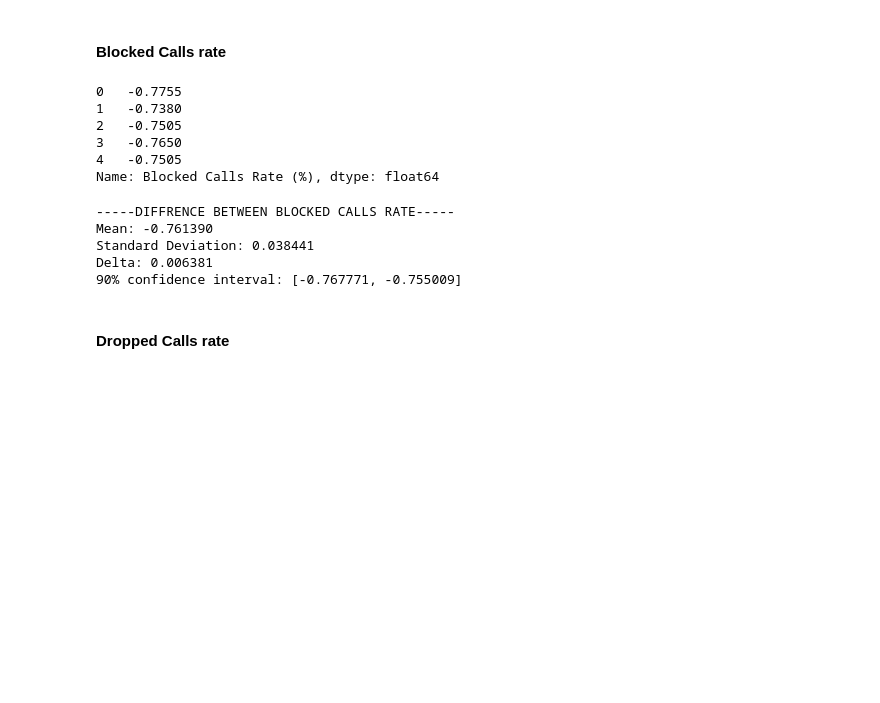
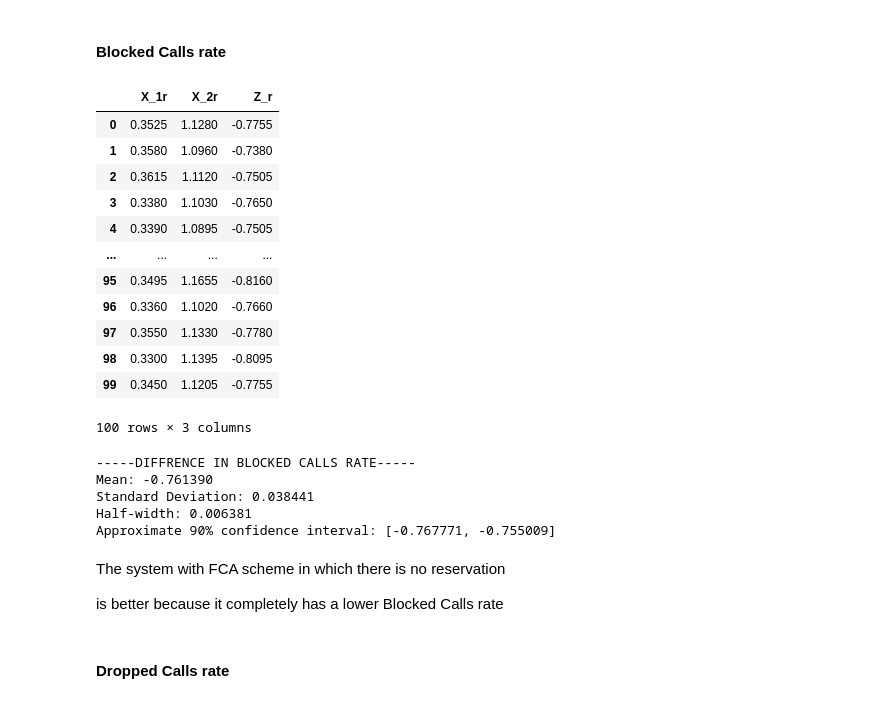
Before and after one commit to tkhang1999/CZ4015-Call-Me-Maybe, a Jupyter notebook: analysis/Output Analysis.ipynb, the cells around one changed output. Drawn from its saved outputs; the diff is of its cells as text; code cells hidden in the pictures; blank space fills up the shorter version.

```diff
--- a/analysis/Output Analysis.ipynb
+++ b/analysis/Output Analysis.ipynb
@@ -184,16 +180,27 @@ Delta: 0.002592
 # %% [markdown]
 #### Blocked Calls rate
 # %%
-# Subtract the Blocked Calls rate between 2 schemes
+# Calculate the difference in Blocked Calls rate between 2 schemes
 Z_r_blocked_rate = blocked_rate_no_reservation - blocked_rate_handover_reservation
-Z_r_blocked_rate.head()
+data_blocked_rate = {"X_1r": blocked_rate_no_reservation,
+                     "X_2r": blocked_rate_handover_reservation,
+                     "Z_r": Z_r_blocked_rate}
+df_blocked_rate = pd.DataFrame(data_blocked_rate)
+df_blocked_rate
 # %% [output]
+|  | X_1r | X_2r | Z_r |
+| 0 | 0.3525 | 1.1280 | -0.7755 |
+| 1 | 0.3580 | 1.0960 | -0.7380 |
+| 2 | 0.3615 | 1.1120 | -0.7505 |
+| 3 | 0.3380 | 1.1030 | -0.7650 |
+| 4 | 0.3390 | 1.0895 | -0.7505 |
+| ... | ... | ... | ... |
+| 95 | 0.3495 | 1.1655 | -0.8160 |
+| 96 | 0.3360 | 1.1020 | -0.7660 |
+| 97 | 0.3550 | 1.1330 | -0.7780 |
+| 98 | 0.3300 | 1.1395 | -0.8095 |
+| 99 | 0.3450 | 1.1205 | -0.7755 |
-0   -0.7755
-1   -0.7380
-2   -0.7505
-3   -0.7650
-4   -0.7505
-Name: Blocked Calls Rate (%), dtype: float64
+100 rows × 3 columns
 # %%
 # Calculate the mean and standard deviation
 mean5 = Z_r_blocked_rate.mean()
@@ -203,18 +210,21 @@ t = 1.66
 n = 100
 delta5 = t*std5/(math.sqrt(n))
 
-print("-----DIFFRENCE BETWEEN BLOCKED CALLS RATE-----")
+print("-----DIFFRENCE IN BLOCKED CALLS RATE-----")
 print("Mean: {:f}".format(mean5))
 print("Standard Deviation: {:f}".format(std5))
-print("Delta: {:f}".format(delta5))
-print("90% confidence interval: [{:f}, {:f}]" \
-      .format(mean5 -delta5, mean5 + delta5))
+print("Half-width: {:f}".format(delta5))
+print("Approximate 90% confidence interval: [{:f}, {:f}]".format(mean5 -delta5, mean5 + delta5))
 # %% [output]
------DIFFRENCE BETWEEN BLOCKED CALLS RATE-----
+-----DIFFRENCE IN BLOCKED CALLS RATE-----
 Mean: -0.761390
 Standard Deviation: 0.038441
-Delta: 0.006381
-90% confidence interval: [-0.767771, -0.755009]
+Half-width: 0.006381
+Approximate 90% confidence interval: [-0.767771, -0.755009]
+# %% [markdown]
+The system with FCA scheme in which there is no reservation
+
+is better because it completely has a lower Blocked Calls rate
 # %% [markdown]
 #### Dropped Calls rate
 # %%
```
Also changed, not shown: parts of 6 cells of this notebook.
